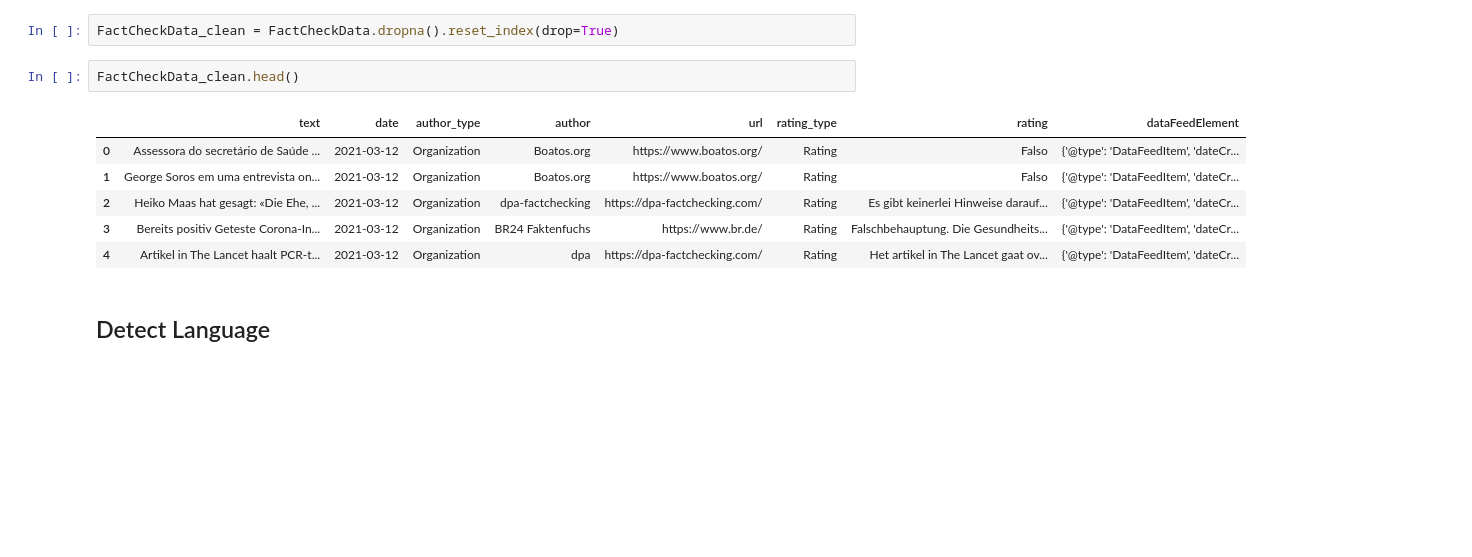
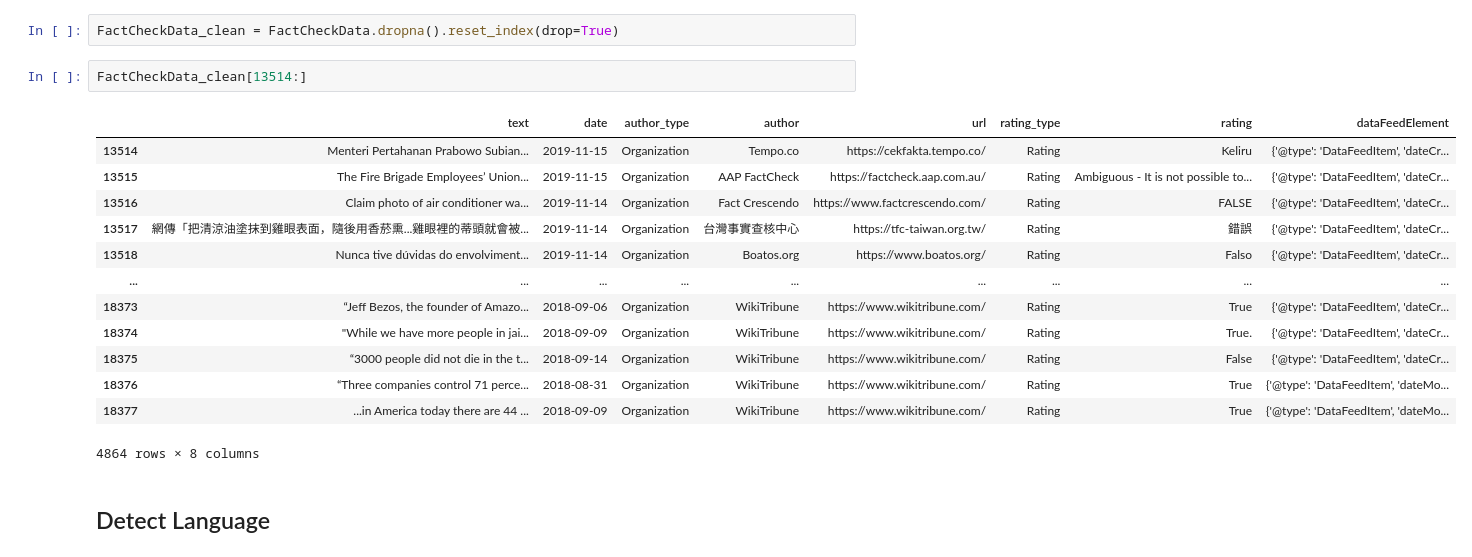
Before and after one commit to DavidKai1999/Stats-170-project, a Jupyter notebook: dataset_preprocessing/factcheck_preprocessing.ipynb, the cells around one changed output. Cells and saved outputs as stored; diff of their text form; blank space fills up the shorter version.

```diff
--- a/dataset_preprocessing/factcheck_preprocessing.ipynb
+++ b/dataset_preprocessing/factcheck_preprocessing.ipynb
@@ -73,14 +80,21 @@ FactCheckData.head()
 # %%
 FactCheckData_clean = FactCheckData.dropna().reset_index(drop=True)
 # %%
-FactCheckData_clean.head()
+FactCheckData_clean[13514:]
 # %% [output]
 |  | text | date | author_type | author | url | rating_type | rating | dataFeedElement |
-| 0 | Assessora do secretário de Saúde ... | 2021-03-12 | Organization | Boatos.org | https://www.boatos.org/ | Rating | Falso | {'@type': 'DataFeedItem', 'dateCr... |
-| 1 | George Soros em uma entrevista on... | 2021-03-12 | Organization | Boatos.org | https://www.boatos.org/ | Rating | Falso | {'@type': 'DataFeedItem', 'dateCr... |
-| 2 | Heiko Maas hat gesagt: «Die Ehe, ... | 2021-03-12 | Organization | dpa-factchecking | https://dpa-factchecking.com/ | Rating | Es gibt keinerlei Hinweise darauf... | {'@type': 'DataFeedItem', 'dateCr... |
-| 3 | Bereits positiv Geteste Corona-In... | 2021-03-12 | Organization | BR24 Faktenfuchs | https://www.br.de/ | Rating | Falschbehauptung. Die Gesundheits... | {'@type': 'DataFeedItem', 'dateCr... |
-| 4 | Artikel in The Lancet haalt PCR-t... | 2021-03-12 | Organization | dpa | https://dpa-factchecking.com/ | Rating | Het artikel in The Lancet gaat ov... | {'@type': 'DataFeedItem', 'dateCr... |
+| 13514 | Menteri Pertahanan Prabowo Subian... | 2019-11-15 | Organization | Tempo.co | https://cekfakta.tempo.co/ | Rating | Keliru | {'@type': 'DataFeedItem', 'dateCr... |
+| 13515 | The Fire Brigade Employees’ Union... | 2019-11-15 | Organization | AAP FactCheck | https://factcheck.aap.com.au/ | Rating | Ambiguous - It is not possible to... | {'@type': 'DataFeedItem', 'dateCr... |
+| 13516 | Claim photo of air conditioner wa... | 2019-11-14 | Organization | Fact Crescendo | https://www.factcrescendo.com/ | Rating | FALSE | {'@type': 'DataFeedItem', 'dateCr... |
+| 13517 | 網傳「把清涼油塗抹到雞眼表面，隨後用香菸熏...雞眼裡的蒂頭就會被... | 2019-11-14 | Organization | 台灣事實查核中心 | https://tfc-taiwan.org.tw/ | Rating | 錯誤 | {'@type': 'DataFeedItem', 'dateCr... |
+| 13518 | Nunca tive dúvidas do envolviment... | 2019-11-14 | Organization | Boatos.org | https://www.boatos.org/ | Rating | Falso | {'@type': 'DataFeedItem', 'dateCr... |
+| ... | ... | ... | ... | ... | ... | ... | ... | ... |
+| 18373 | “Jeff Bezos, the founder of Amazo... | 2018-09-06 | Organization | WikiTribune | https://www.wikitribune.com/ | Rating | True | {'@type': 'DataFeedItem', 'dateCr... |
+| 18374 | "While we have more people in jai... | 2018-09-09 | Organization | WikiTribune | https://www.wikitribune.com/ | Rating | True. | {'@type': 'DataFeedItem', 'dateCr... |
+| 18375 | “3000 people did not die in the t... | 2018-09-14 | Organization | WikiTribune | https://www.wikitribune.com/ | Rating | False | {'@type': 'DataFeedItem', 'dateCr... |
+| 18376 | “Three companies control 71 perce... | 2018-08-31 | Organization | WikiTribune | https://www.wikitribune.com/ | Rating | True | {'@type': 'DataFeedItem', 'dateMo... |
+| 18377 | ...in America today there are 44 ... | 2018-09-09 | Organization | WikiTribune | https://www.wikitribune.com/ | Rating | True | {'@type': 'DataFeedItem', 'dateMo... |
+4864 rows × 8 columns
 # %% [markdown]
 ## Detect Language
 # %%
```
Also changed, not shown: parts of 10 cells of this notebook.
